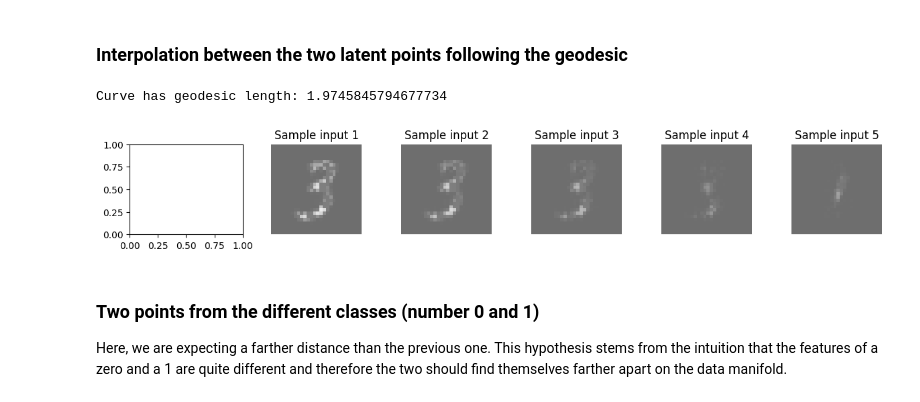
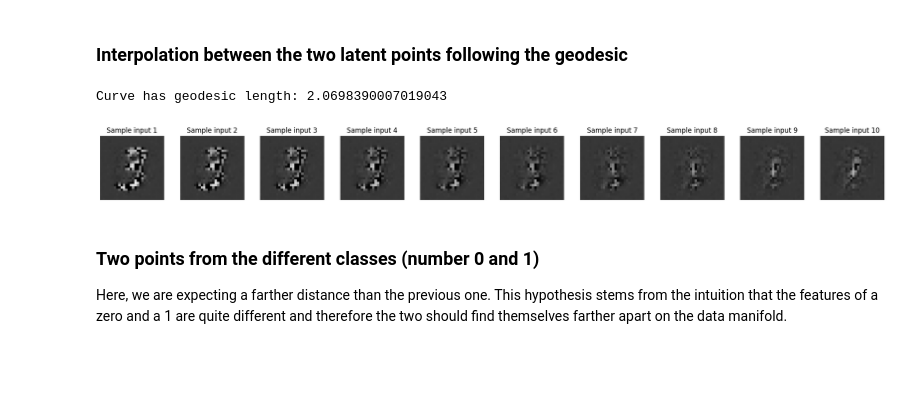
Before and after one commit to TrymNOHG/generative-uncertainty, a Jupyter notebook: geodesics.ipynb, the cells around one changed output. Cells and saved outputs as stored; diff of their text form; code cells hidden in the pictures; blank space fills up the shorter version.

```diff
--- a/geodesics.ipynb
+++ b/geodesics.ipynb
@@ -98,11 +104,11 @@ Euclidean length: 2.077927589416504
 # %%
 from utils.sampling import geodesic_interpolation_z
 from utils.visualize import visualize_samples_only
-samples = geodesic_interpolation_z(model, z1, z2, num_steps=5)
+samples = geodesic_interpolation_z(model, z1, z2, num_steps=10)
 visualize_samples_only(samples)
 # %% [output]
-Curve has geodesic length: 1.9745845794677734
+Curve has geodesic length: 2.0698390007019043
-[figure, old version]
+[figure, new version]
 # %%
 # TODO here: Sample along Euclidean straight line vs. geodesic in latent space
 # Show on the plot how this looks, where the samples come from, and how the samples look in observation space.
```
Also changed, not shown: parts of 10 cells of this notebook, 12 other files.
